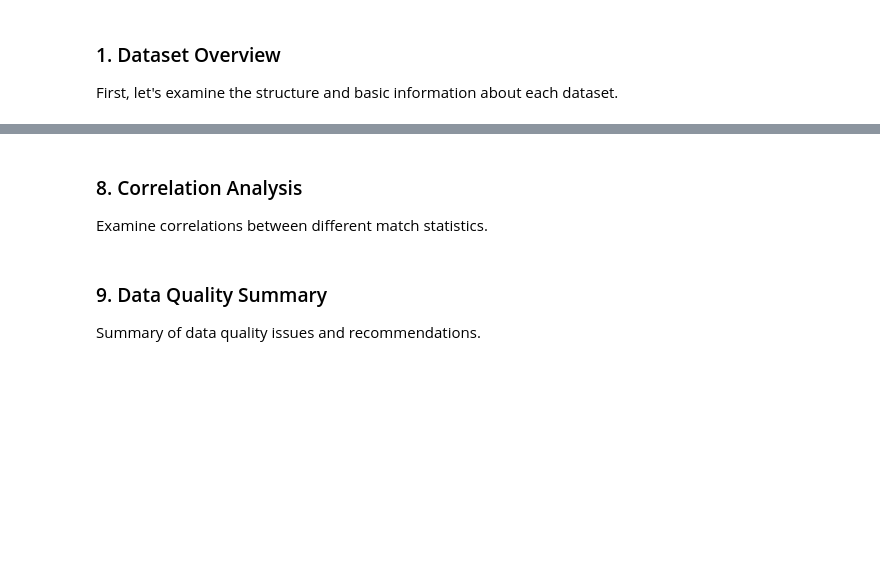
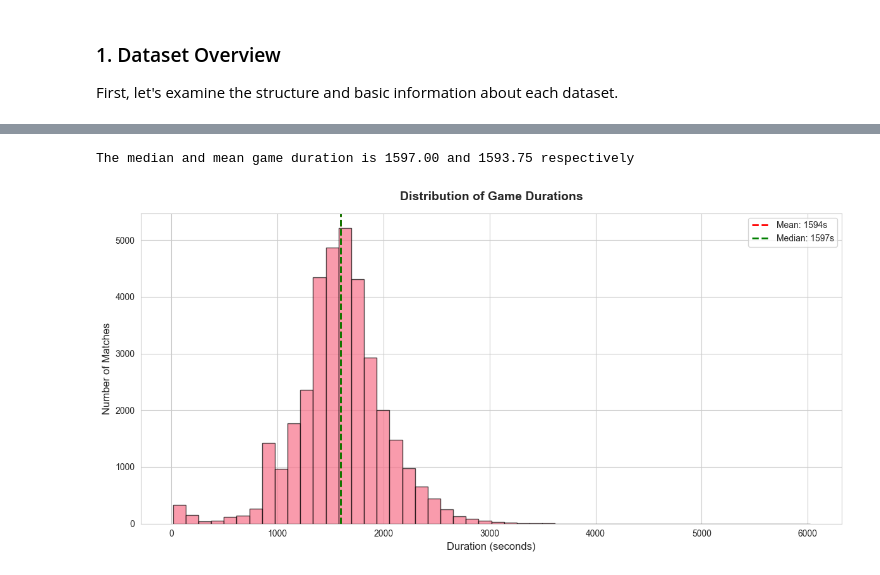
Before and after one commit to Mzulhaq/LoL-Analysis, a Jupyter notebook: main.ipynb, the cells around one changed output, grey strips where cells are left out. Cells and saved outputs as stored; diff of their text form; code cells hidden in the pictures; blank space fills up the shorter version.

```diff
--- a/main.ipynb
+++ b/main.ipynb
@@ -5,6 +6,11 @@ import pandas as pd
 import matplotlib.pyplot as plt
 import numpy as np
 import os
+import seaborn as sns
+
+# Set seaborn style for consistent formatting
+sns.set_style("whitegrid")
+sns.set_palette("husl")
 # %% [markdown]
 ### Extract all csv into pd df
 # %%
@@ -254,3 +80,0 @@ else:
-# %% [markdown]
-### 8. Correlation Analysis
-Examine correlations between different match statistics.
@@ -298,3 +80,0 @@ else:
-# %% [markdown]
-### 9. Data Quality Summary
-Summary of data quality issues and recommendations.
@@ -334,0 +81,21 @@ print("5. Investigate outliers in numeric columns")
+# %%
+matchsdf = get_dataframe(data_frames, 'MatchTbl')
+
+mean_duration = matchsdf['GameDuration'].mean()
+median_duration = matchsdf['GameDuration'].median()
+
+print(f"The median and mean game duration is {median_duration:.2f} and {mean_duration:.2f} respectively")
+
+plt.figure(figsize=(12, 6))
+plt.hist(matchsdf['GameDuration'], bins=50, color=sns.color_palette()[0], alpha=0.7, edgecolor='black')
+plt.axvline(mean_duration, color='red', linestyle='--', linewidth=2, label=f'Mean: {mean_duration:.0f}s')
+plt.axvline(median_duration, color='green', linestyle='--', linewidth=2, label=f'Median: {median_duration:.0f}s')
+plt.title('Distribution of Game Durations', fontsize=14, fontweight='bold', pad=15)
+plt.xlabel('Duration (seconds)', fontsize=12)
+plt.ylabel('Number of Matches', fontsize=12)
+plt.legend(fontsize=10)
+plt.tight_layout()
+plt.show()
+# %% [output]
+The median and mean game duration is 1597.00 and 1593.75 respectively
+[figure, added]
```
Also changed, not shown: parts of 33 cells of this notebook, 1 other file.
